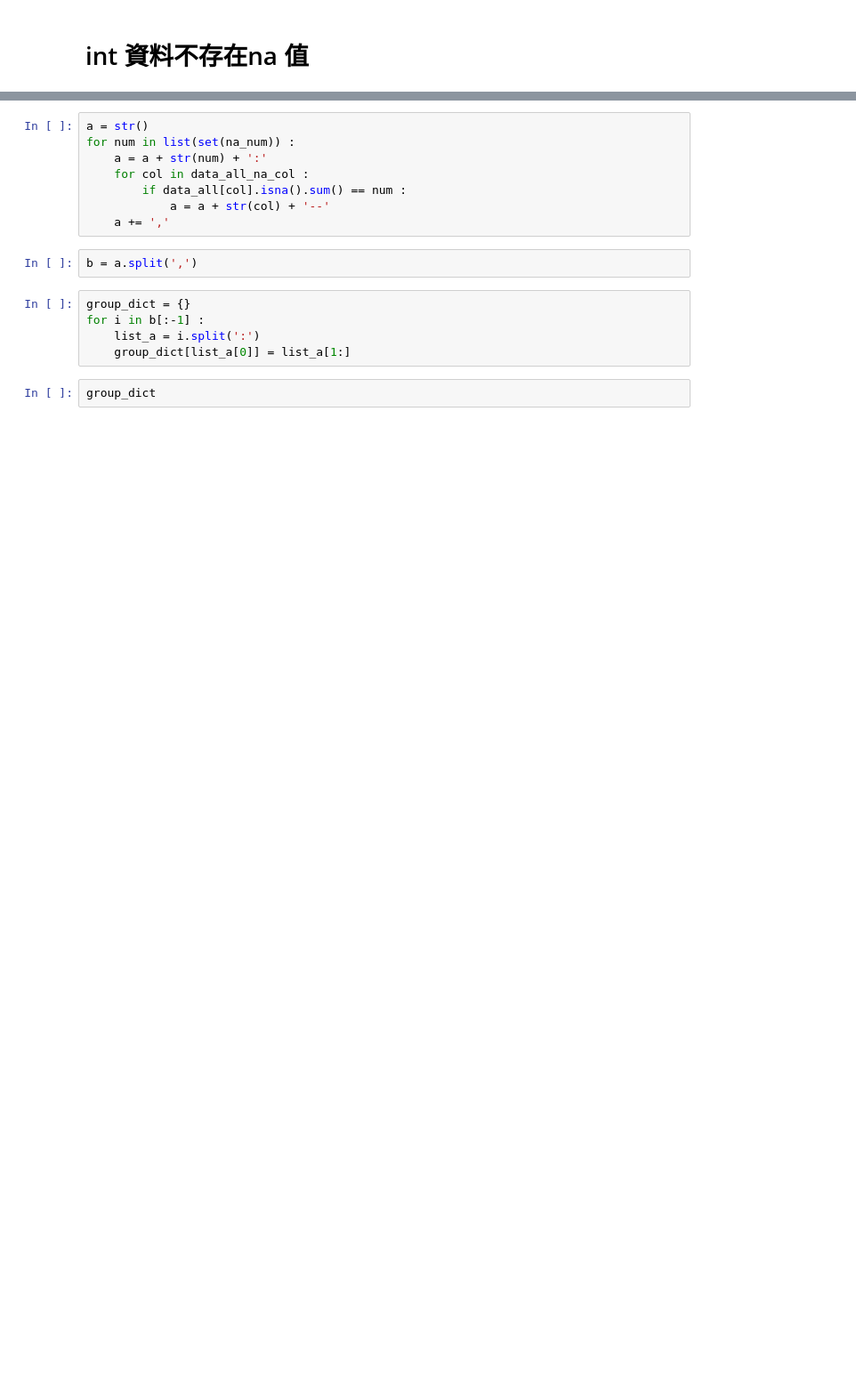
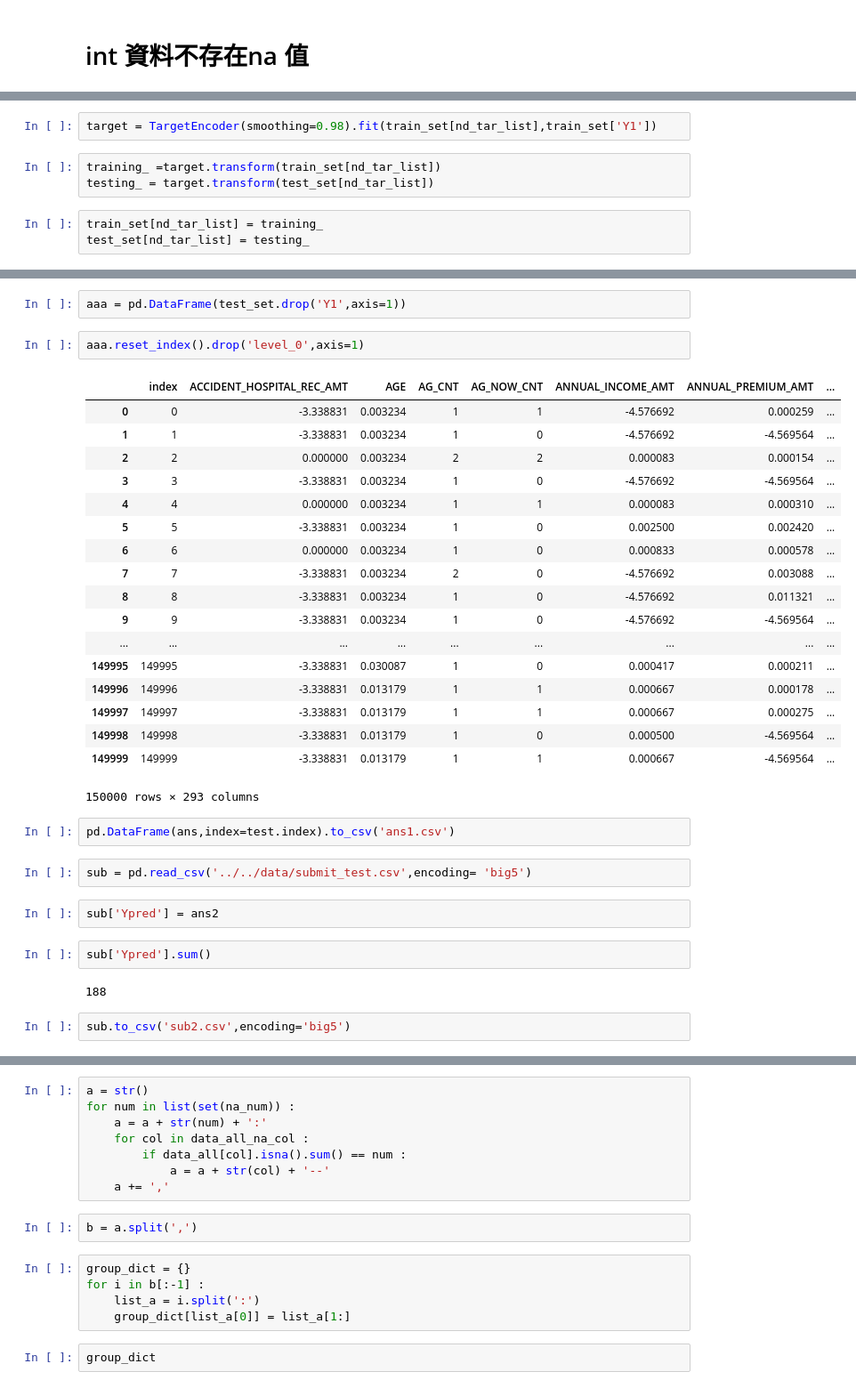
Before and after one commit to jeff20628m/------, a Jupyter notebook: code/EDA2.ipynb, the cells around one changed output, grey strips where cells are left out. Shown at 89% size. Cells and saved outputs as stored; diff of their text form; blank space fills up the shorter version.

```diff
--- a/code/EDA2.ipynb
+++ b/code/EDA2.ipynb
@@ -290,0 +379,8 @@ for col in int_list :
+# %%
+target = TargetEncoder(smoothing=0.98).fit(train_set[nd_tar_list],train_set['Y1'])
+# %%
+training_ =target.transform(train_set[nd_tar_list])
+testing_ = target.transform(test_set[nd_tar_list])
+# %%
+train_set[nd_tar_list] = training_
+test_set[nd_tar_list] = testing_
@@ -290,0 +459,35 @@ for col in int_list :
+# %%
+aaa = pd.DataFrame(test_set.drop('Y1',axis=1))
+# %%
+aaa.reset_index().drop('level_0',axis=1)
+# %% [output]
+|  | index | ACCIDENT_HOSPITAL_REC_AMT | AGE | AG_CNT | AG_NOW_CNT | ANNUAL_INCOME_AMT | ANNUAL_PREMIUM_AMT | ... |
+| 0 | 0 | -3.338831 | 0.003234 | 1 | 1 | -4.576692 | 0.000259 | ... |
+| 1 | 1 | -3.338831 | 0.003234 | 1 | 0 | -4.576692 | -4.569564 | ... |
+| 2 | 2 | 0.000000 | 0.003234 | 2 | 2 | 0.000083 | 0.000154 | ... |
+| 3 | 3 | -3.338831 | 0.003234 | 1 | 0 | -4.576692 | -4.569564 | ... |
+| 4 | 4 | 0.000000 | 0.003234 | 1 | 1 | 0.000083 | 0.000310 | ... |
+| 5 | 5 | -3.338831 | 0.003234 | 1 | 0 | 0.002500 | 0.002420 | ... |
+| 6 | 6 | 0.000000 | 0.003234 | 1 | 0 | 0.000833 | 0.000578 | ... |
+| 7 | 7 | -3.338831 | 0.003234 | 2 | 0 | -4.576692 | 0.003088 | ... |
+| 8 | 8 | -3.338831 | 0.003234 | 1 | 0 | -4.576692 | 0.011321 | ... |
+| 9 | 9 | -3.338831 | 0.003234 | 1 | 0 | -4.576692 | -4.569564 | ... |
+| ... | ... | ... | ... | ... | ... | ... | ... | ... |
+| 149995 | 149995 | -3.338831 | 0.030087 | 1 | 0 | 0.000417 | 0.000211 | ... |
+| 149996 | 149996 | -3.338831 | 0.013179 | 1 | 1 | 0.000667 | 0.000178 | ... |
+| 149997 | 149997 | -3.338831 | 0.013179 | 1 | 1 | 0.000667 | 0.000275 | ... |
+| 149998 | 149998 | -3.338831 | 0.013179 | 1 | 0 | 0.000500 | -4.569564 | ... |
+| 149999 | 149999 | -3.338831 | 0.013179 | 1 | 1 | 0.000667 | -4.569564 | ... |
+150000 rows × 293 columns
+# %%
+pd.DataFrame(ans,index=test.index).to_csv('ans1.csv')
+# %%
+sub = pd.read_csv('../../data/submit_test.csv',encoding= 'big5')
+# %%
+sub['Ypred'] = ans2
+# %%
+sub['Ypred'].sum()
+# %% [output]
+188
+# %%
+sub.to_csv('sub2.csv',encoding='big5')
```
Also changed, not shown: parts of 39 cells of this notebook, 1 other file.
